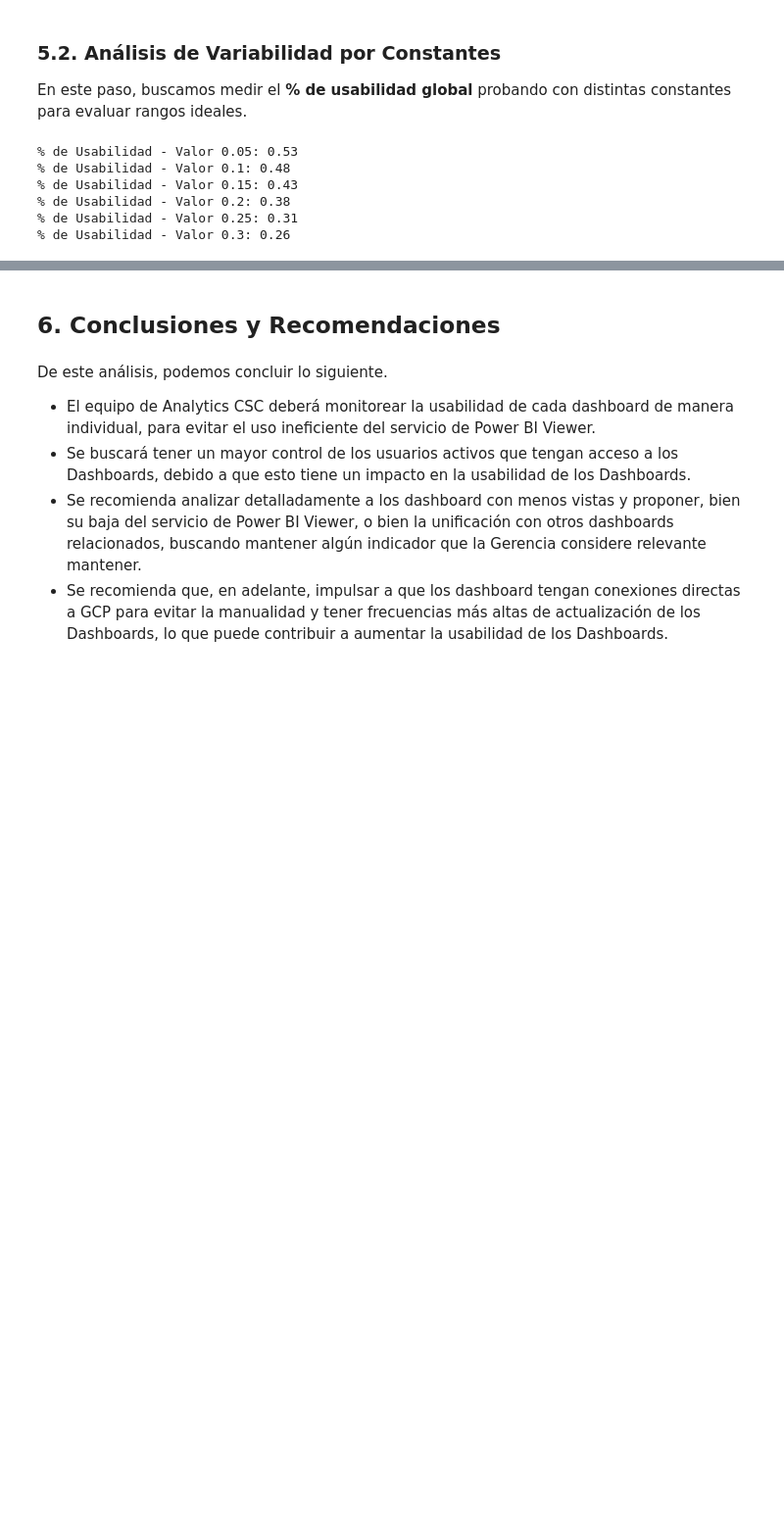
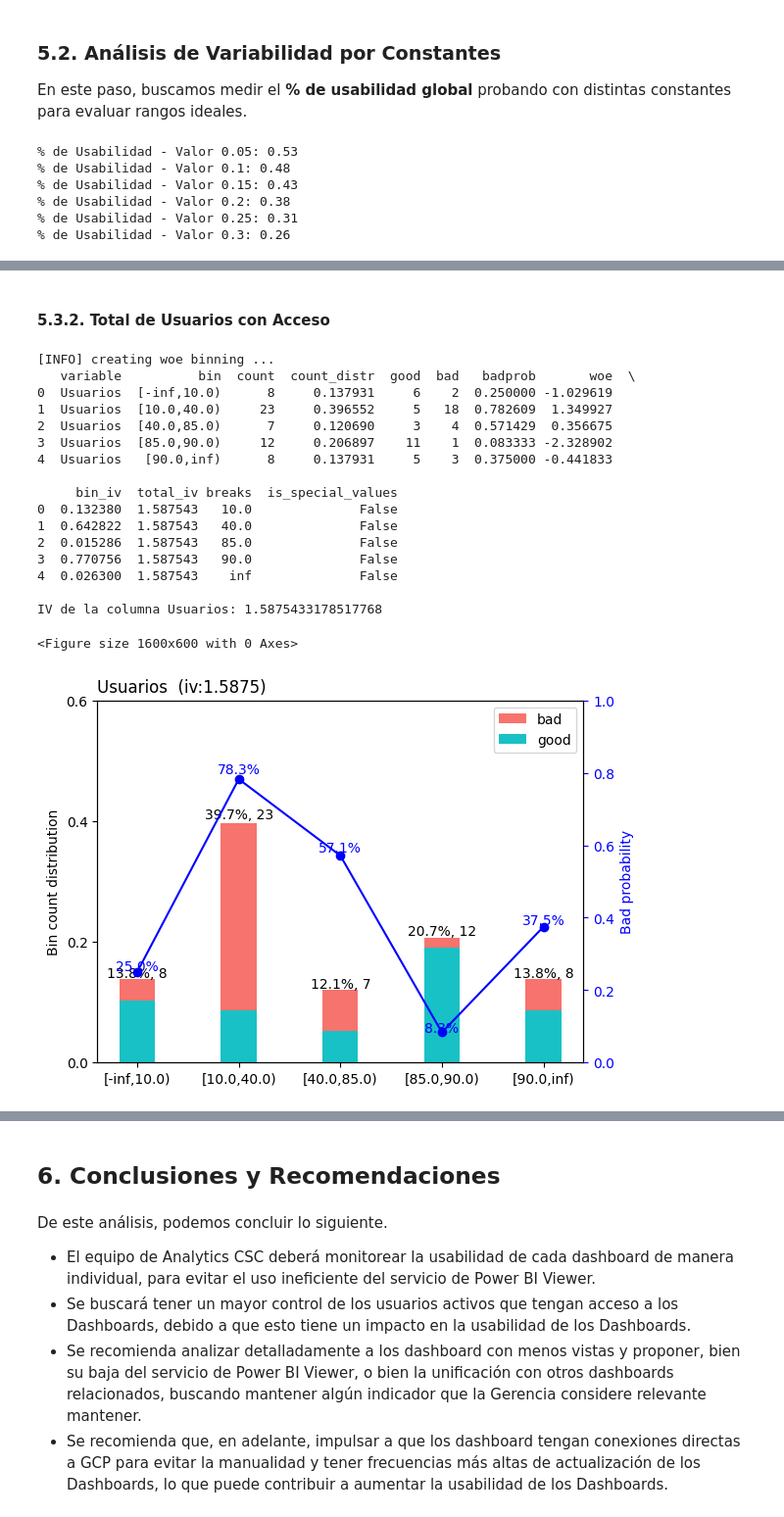
Before and after one commit to alessandroperales74/alicorp_eda_dashboards, a Jupyter notebook: eda_dashboards.ipynb, the cells around one changed output, grey strips where cells are left out. Shown at 98% size. Cells and saved outputs as stored; diff of their text form; code cells hidden in the pictures; blank space fills up the shorter version.

```diff
--- a/eda_dashboards.ipynb
+++ b/eda_dashboards.ipynb
@@ -739,0 +811,23 @@ df_excel.sort_values('total_vistas_1_sem_2025',ascending=False).to_excel('Total
+# %% [markdown]
+#### 5.3.2. Total de Usuarios con Acceso
+# %%
+calcular_iv('Usuarios')
+# %% [output]
+[INFO] creating woe binning ...
+   variable          bin  count  count_distr  good  bad   badprob       woe  \
+0  Usuarios  [-inf,10.0)      8     0.137931     6    2  0.250000 -1.029619
+1  Usuarios  [10.0,40.0)     23     0.396552     5   18  0.782609  1.349927
+2  Usuarios  [40.0,85.0)      7     0.120690     3    4  0.571429  0.356675
+3  Usuarios  [85.0,90.0)     12     0.206897    11    1  0.083333 -2.328902
+4  Usuarios   [90.0,inf)      8     0.137931     5    3  0.375000 -0.441833
+
+     bin_iv  total_iv breaks  is_special_values
+0  0.132380  1.587543   10.0              False
+1  0.642822  1.587543   40.0              False
+2  0.015286  1.587543   85.0              False
+3  0.770756  1.587543   90.0              False
+4  0.026300  1.587543    inf              False
+
+IV de la columna Usuarios: 1.5875433178517768
+<Figure size 1600x600 with 0 Axes>
+[figure, added]
```
Also changed, not shown: parts of 16 cells of this notebook.
